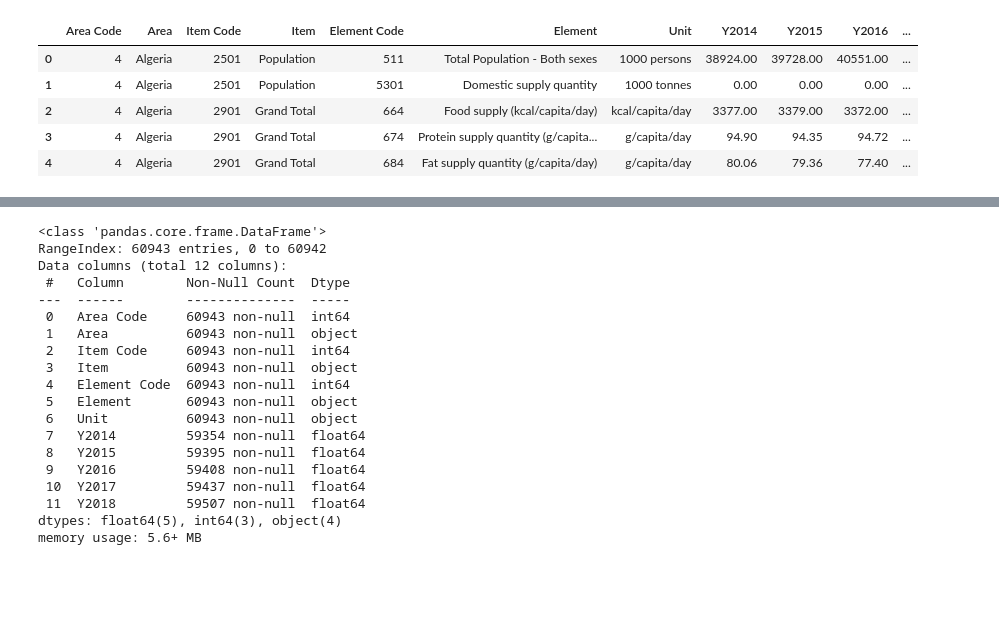
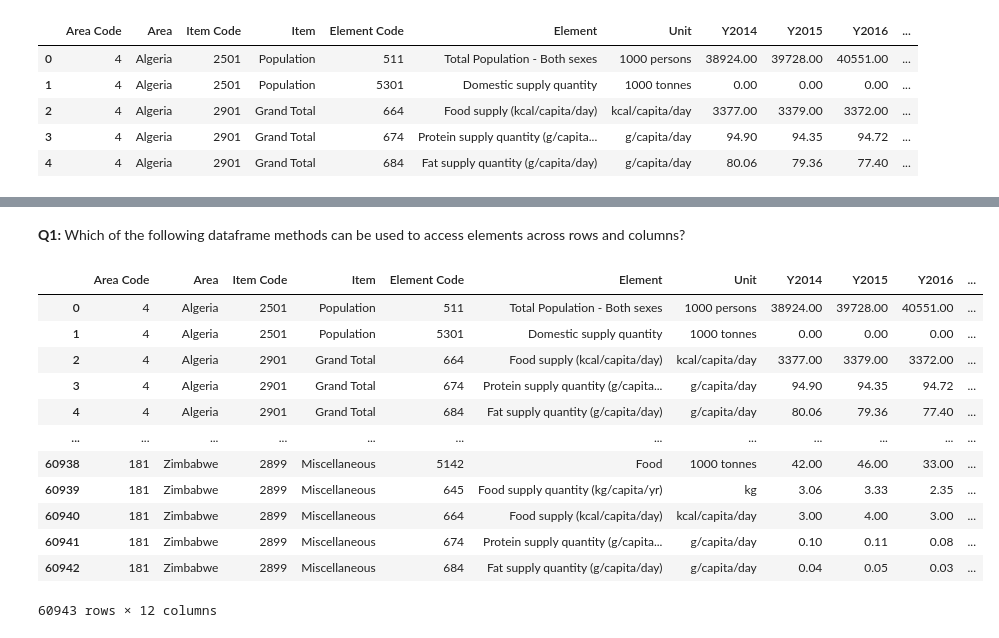
Before and after one commit to NdAbdulsalaam/hamoye_quiz, a Jupyter notebook: noflag.ipynb, the cells around one changed output, grey strips where cells are left out. Saved outputs shown, nothing was run; the diff lists cells and outputs as text; code cells hidden in the pictures; blank space fills up the shorter version.

```diff
--- a/noflag.ipynb
+++ b/noflag.ipynb
@@ -14,22 +62,18 @@ df.head()
+# %% [markdown]
+**Q1:** Which of the following dataframe methods can be used to access elements across rows and columns?
 # %%
-df.info()
+df.iloc[:]
 # %% [output]
+|  | Area Code | Area | Item Code | Item | Element Code | Element | Unit | Y2014 | Y2015 | Y2016 | ... |
+| 0 | 4 | Algeria | 2501 | Population | 511 | Total Population - Both sexes | 1000 persons | 38924.00 | 39728.00 | 40551.00 | ... |
+| 1 | 4 | Algeria | 2501 | Population | 5301 | Domestic supply quantity | 1000 tonnes | 0.00 | 0.00 | 0.00 | ... |
+| 2 | 4 | Algeria | 2901 | Grand Total | 664 | Food supply (kcal/capita/day) | kcal/capita/day | 3377.00 | 3379.00 | 3372.00 | ... |
+| 3 | 4 | Algeria | 2901 | Grand Total | 674 | Protein supply quantity (g/capita... | g/capita/day | 94.90 | 94.35 | 94.72 | ... |
+| 4 | 4 | Algeria | 2901 | Grand Total | 684 | Fat supply quantity (g/capita/day) | g/capita/day | 80.06 | 79.36 | 77.40 | ... |
+| ... | ... | ... | ... | ... | ... | ... | ... | ... | ... | ... | ... |
+| 60938 | 181 | Zimbabwe | 2899 | Miscellaneous | 5142 | Food | 1000 tonnes | 42.00 | 46.00 | 33.00 | ... |
+| 60939 | 181 | Zimbabwe | 2899 | Miscellaneous | 645 | Food supply quantity (kg/capita/yr) | kg | 3.06 | 3.33 | 2.35 | ... |
+| 60940 | 181 | Zimbabwe | 2899 | Miscellaneous | 664 | Food supply (kcal/capita/day) | kcal/capita/day | 3.00 | 4.00 | 3.00 | ... |
+| 60941 | 181 | Zimbabwe | 2899 | Miscellaneous | 674 | Protein supply quantity (g/capita... | g/capita/day | 0.10 | 0.11 | 0.08 | ... |
+| 60942 | 181 | Zimbabwe | 2899 | Miscellaneous | 684 | Fat supply quantity (g/capita/day) | g/capita/day | 0.04 | 0.05 | 0.03 | ... |
-<class 'pandas.core.frame.DataFrame'>
-RangeIndex: 60943 entries, 0 to 60942
-Data columns (total 12 columns):
- #   Column        Non-Null Count  Dtype
----  ------        --------------  -----
- 0   Area Code     60943 non-null  int64
- 1   Area          60943 non-null  object
- 2   Item Code     60943 non-null  int64
- 3   Item          60943 non-null  object
- 4   Element Code  60943 non-null  int64
- 5   Element       60943 non-null  object
- 6   Unit          60943 non-null  object
- 7   Y2014         59354 non-null  float64
- 8   Y2015         59395 non-null  float64
- 9   Y2016         59408 non-null  float64
- 10  Y2017         59437 non-null  float64
- 11  Y2018         59507 non-null  float64
-dtypes: float64(5), int64(3), object(4)
-memory usage: 5.6+ MB
+60943 rows × 12 columns
```
Also changed, not shown: parts of 28 cells of this notebook.
